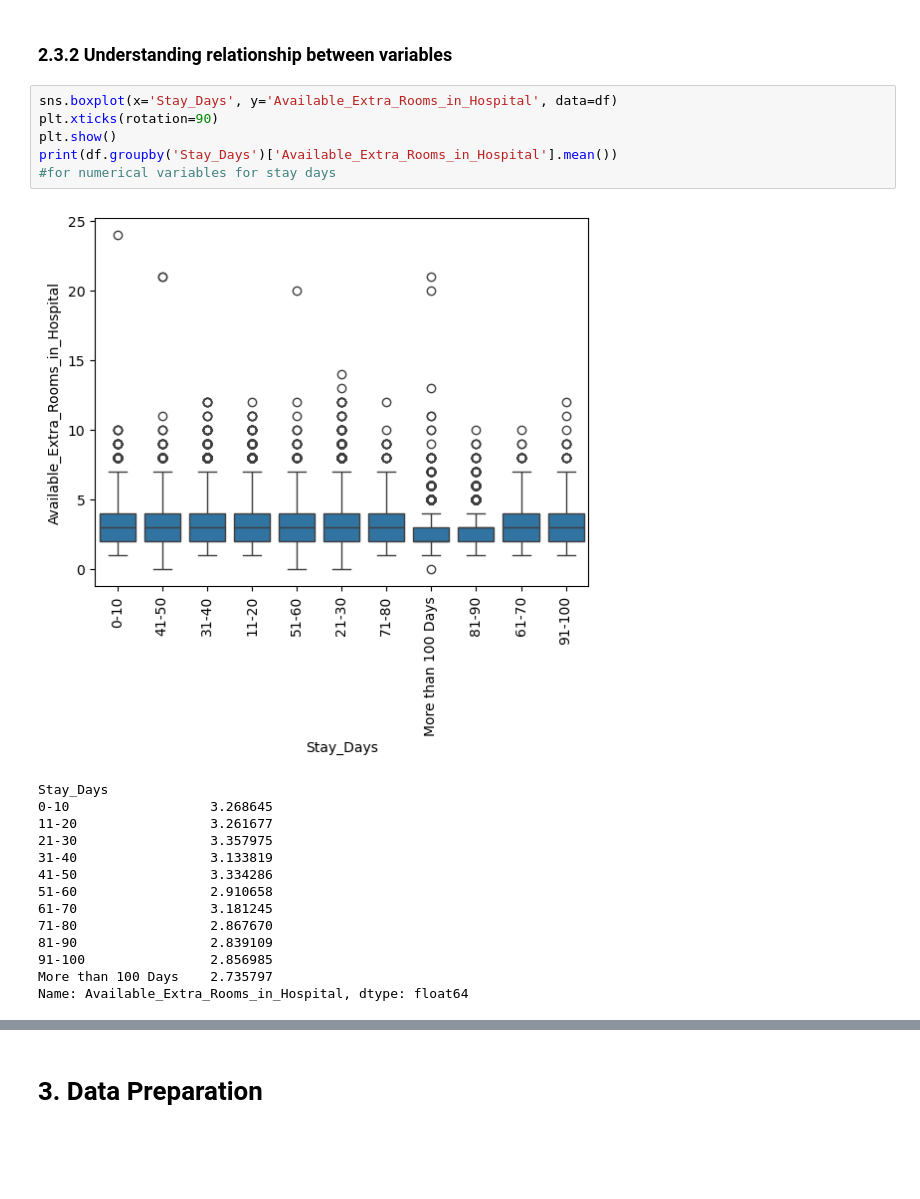
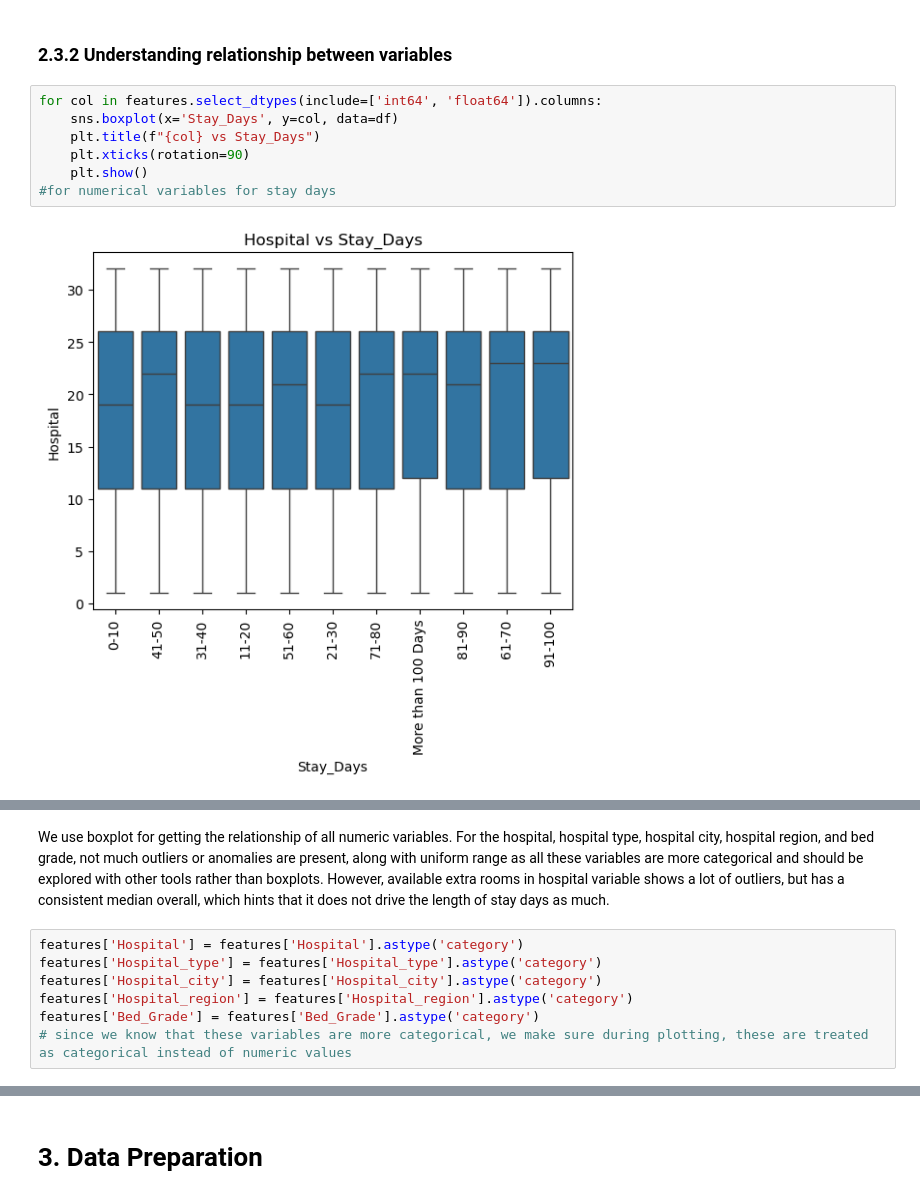
Before and after one commit to codex-Eso/Machine-Learning, a Jupyter notebook: Esmond_Submission_Code.ipynb, the cells around one changed output, grey strips where cells are left out. Saved outputs shown, nothing was run; the diff lists cells and outputs as text; blank space fills up the shorter version.

```diff
--- a/Esmond_Submission_Code.ipynb
+++ b/Esmond_Submission_Code.ipynb
@@ -387,23 +387,11 @@ dtype: int64
 # %% [markdown]
 ### 2.3.2 Understanding relationship between variables
 # %%
-sns.boxplot(x='Stay_Days', y='Available_Extra_Rooms_in_Hospital', data=df)
-plt.xticks(rotation=90)
-plt.show()
-print(df.groupby('Stay_Days')['Available_Extra_Rooms_in_Hospital'].mean())
+for col in features.select_dtypes(include=['int64', 'float64']).columns:
+    sns.boxplot(x='Stay_Days', y=col, data=df)
+    plt.title(f"{col} vs Stay_Days")
+    plt.xticks(rotation=90)
+    plt.show()
 #for numerical variables for stay days
 # %% [output]
-[figure, old version]
+[figure, new version]
-Stay_Days
-0-10                  3.268645
-11-20                 3.261677
-21-30                 3.357975
-31-40                 3.133819
-41-50                 3.334286
-51-60                 2.910658
-61-70                 3.181245
-71-80                 2.867670
-81-90                 2.839109
-91-100                2.856985
-More than 100 Days    2.735797
-Name: Available_Extra_Rooms_in_Hospital, dtype: float64
@@ -409,0 +403,9 @@ Name: Available_Extra_Rooms_in_Hospital, dtype: float64
+# %% [markdown]
+We use boxplot for getting the relationship of all numeric variables. For the hospital, hospital type, hospital city, hospital region, and bed grade, not much outliers or anomalies are present, along with uniform range as all these variables are more categorical and should be explored with other tools rather than boxplots. However, available extra rooms in hospital variable shows a lot of outliers, but has a consistent median overall, which hints that it does not drive the length of stay days as much.
+# %%
+features['Hospital'] = features['Hospital'].astype('category')
+features['Hospital_type'] = features['Hospital_type'].astype('category')
+features['Hospital_city'] = features['Hospital_city'].astype('category')
+features['Hospital_region'] = features['Hospital_region'].astype('category')
+features['Bed_Grade'] = features['Bed_Grade'].astype('category')
+# since we know that these variables are more categorical, we make sure during plotting, these are treated as categorical instead of numeric values
```
Also changed, not shown: parts of 3 cells of this notebook.
